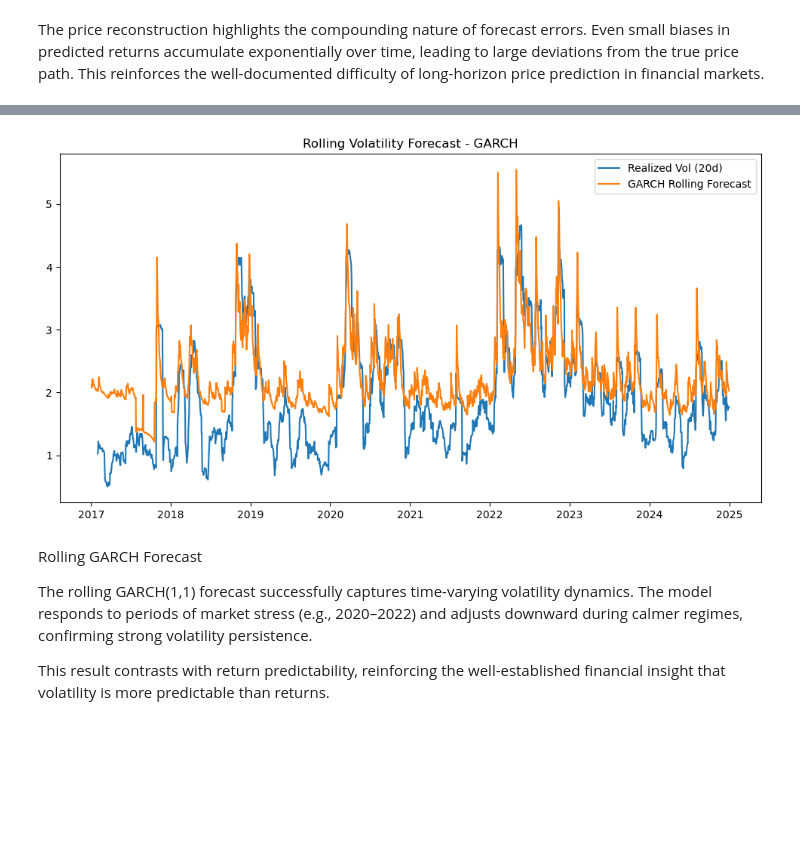
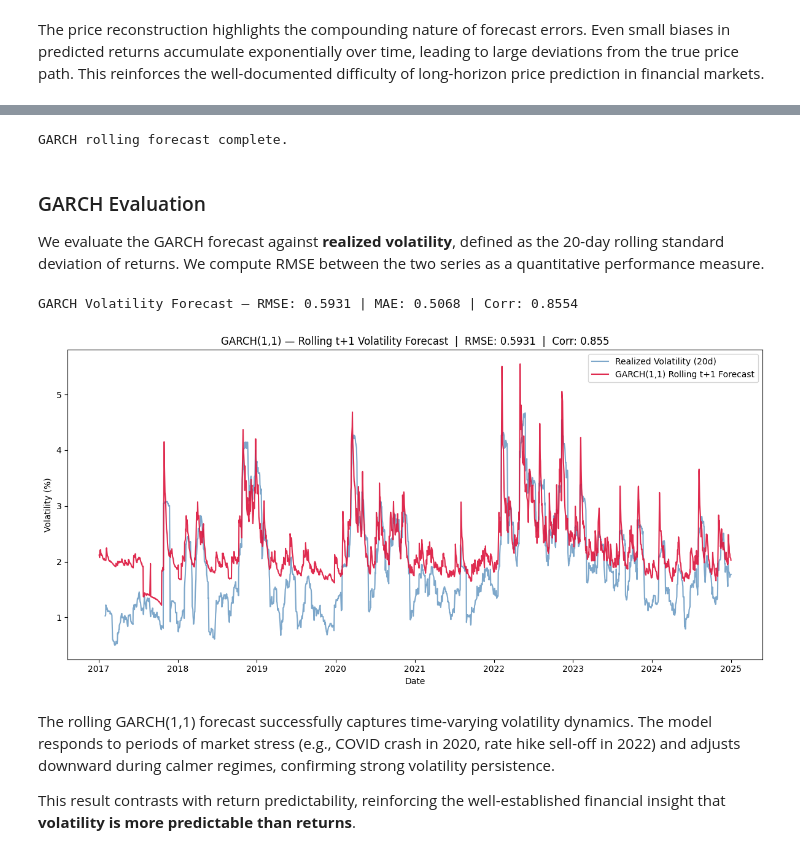
Before and after one commit to EdLac/stock-price-prediction-amazon, a Jupyter notebook: notebooks/03_model_training.ipynb, the cells around one changed output, grey strips where cells are left out. Drawn from its saved outputs; the diff is of its cells as text; code cells hidden in the pictures; blank space fills up the shorter version.

Commit message:
legere modif notebook 2 + ajout notebook 3

```diff
--- a/notebooks/03_model_training.ipynb
+++ b/notebooks/03_model_training.ipynb
@@ -433,41 +493,55 @@ Covariance estimator: robust
 # %%
-returns = data["Return"] * 100
+returns_scaled = data["Return"] * 100
+train_garch    = returns_scaled[returns_scaled.index < split_date]
+test_garch     = returns_scaled[returns_scaled.index >= split_date]
 
-split_date = "2017-01-01"
+rolling_vol   = []
+history_garch = train_garch.copy()
 
-train = returns[returns.index < split_date]
-test  = returns[returns.index >= split_date]
+for t in range(len(test_garch)):
+    model    = arch_model(history_garch, vol="Garch", p=1, q=1, mean="Constant")
+    res      = model.fit(disp="off")
+    forecast = res.forecast(horizon=1)
+    vol      = np.sqrt(forecast.variance.values[-1, 0])
+    rolling_vol.append(vol)
+    history_garch = pd.concat([history_garch, test_garch.iloc[t:t+1]])
 
-rolling_vol = []
-
-history = train.copy()
-
-for t in range(len(test)):
-
-    model = arch_model(history, vol="Garch", p=1, q=1, mean="Constant")
-    res = model.fit(disp="off")
-
-    forecast = res.forecast(horizon=1)
-    vol = np.sqrt(forecast.variance.values[-1, 0])
-
-    rolling_vol.append(vol)
-
-    # on ajoute la vraie observation au dataset
-    history = pd.concat([history, test.iloc[t:t+1]])
-
-rolling_vol = pd.Series(rolling_vol, index=test.index)
+rolling_vol = pd.Series(rolling_vol, index=test_garch.index, name="GARCH_Vol_Forecast")
+print("GARCH rolling forecast complete.")
+# %% [output]
+GARCH rolling forecast complete.
+# %% [markdown]
+### GARCH Evaluation
+
+We evaluate the GARCH forecast against **realized volatility**, defined as the 20-day rolling standard deviation of returns.
+We compute RMSE between the two series as a quantitative performance measure.
+# %%
+realized_vol = test_garch.rolling(20).std().dropna()
+
+common_idx = realized_vol.index.intersection(rolling_vol.index)
+rv = realized_vol.loc[common_idx]
+gv = rolling_vol.loc[common_idx]
+
+rmse_garch = np.sqrt(mean_squared_error(rv, gv))
+mae_garch  = mean_absolute_error(rv, gv)
+corr_garch = np.corrcoef(rv, gv)[0, 1]
+
+print(f"GARCH Volatility Forecast — RMSE: {rmse_garch:.4f} | MAE: {mae_garch:.4f} | Corr: {corr_garch:.4f}")
+# %% [output]
+GARCH Volatility Forecast — RMSE: 0.5931 | MAE: 0.5068 | Corr: 0.8554
 # %%
-plt.figure(figsize=(12,6))
-plt.plot(test.index, test.rolling(20).std(), label="Realized Vol (20d)")
-plt.plot(rolling_vol.index, rolling_vol, label="GARCH Rolling Forecast")
+plt.figure(figsize=(12, 6))
+plt.plot(realized_vol.index, realized_vol, label="Realized Volatility (20d)",      alpha=0.7, color="steelblue")
+plt.plot(rolling_vol.index,  rolling_vol,  label="GARCH(1,1) Rolling t+1 Forecast", alpha=0.9, color="crimson")
 plt.legend()
-plt.title("Rolling Volatility Forecast - GARCH")
+plt.title(f"GARCH(1,1) — Rolling t+1 Volatility Forecast  |  RMSE: {rmse_garch:.4f}  |  Corr: {corr_garch:.3f}")
+plt.xlabel("Date")
+plt.ylabel("Volatility (%)")
+plt.tight_layout()
 plt.show()
 # %% [output]
-[figure, old version]
+[figure, new version]
 # %% [markdown]
-Rolling GARCH Forecast
+The rolling GARCH(1,1) forecast successfully captures time-varying volatility dynamics. The model responds to periods of market stress (e.g., COVID crash in 2020, rate hike sell-off in 2022) and adjusts downward during calmer regimes, confirming strong volatility persistence.
 
-The rolling GARCH(1,1) forecast successfully captures time-varying volatility dynamics. The model responds to periods of market stress (e.g., 2020–2022) and adjusts downward during calmer regimes, confirming strong volatility persistence.
-
-This result contrasts with return predictability, reinforcing the well-established financial insight that volatility is more predictable than returns.
+This result contrasts with return predictability, reinforcing the well-established financial insight that **volatility is more predictable than returns**.
```
Also changed, not shown: parts of 34 cells of this notebook, 2 other files.
